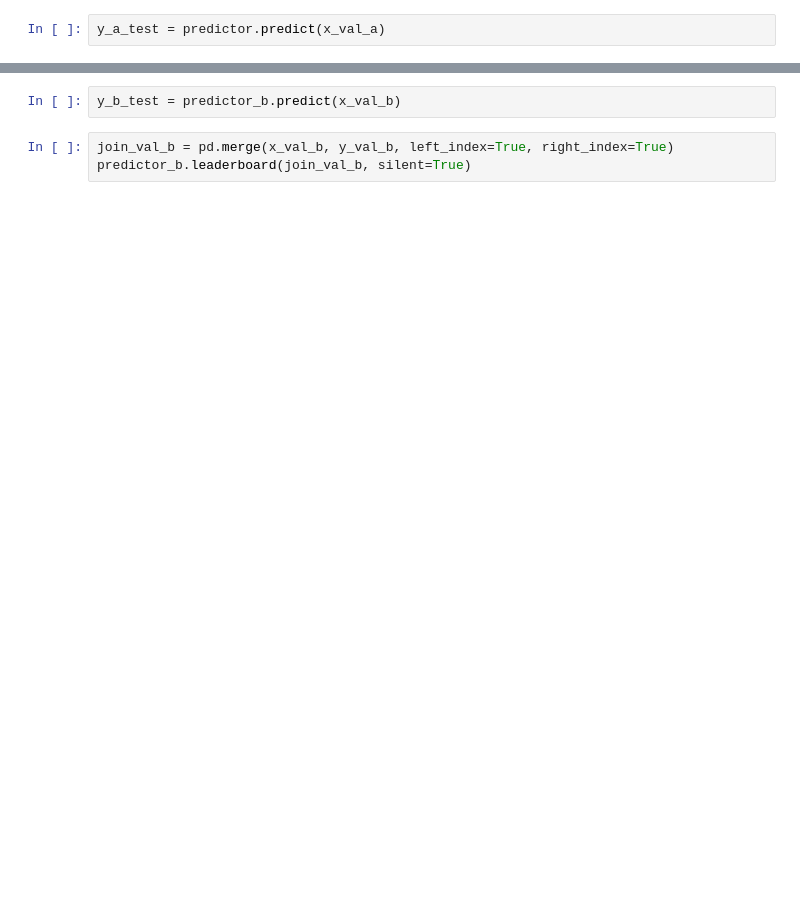
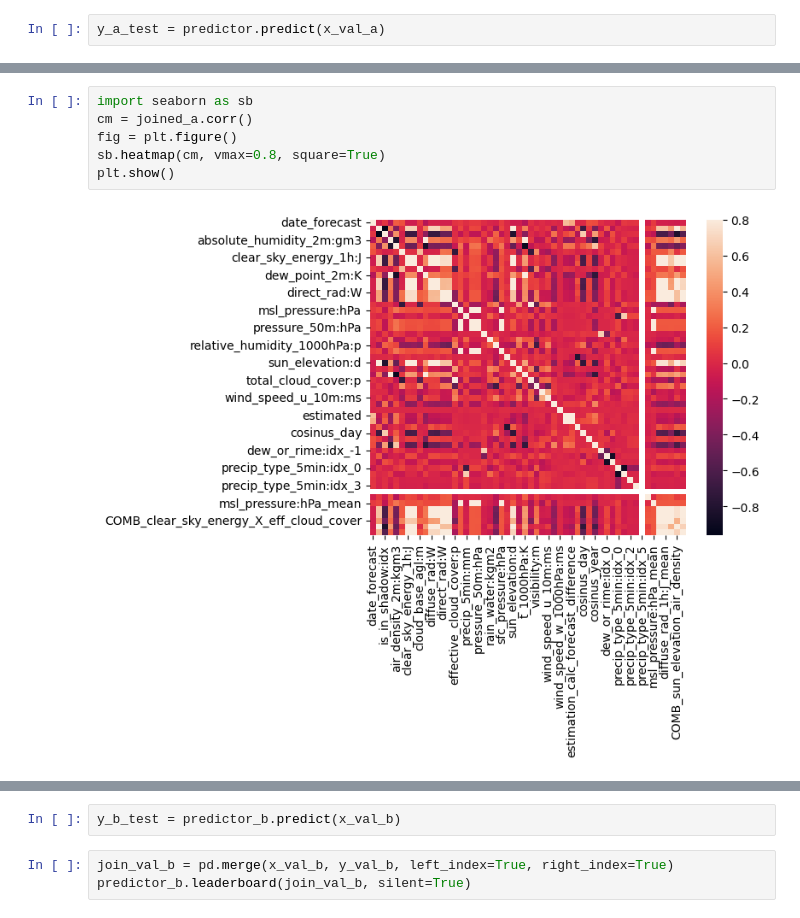
Before and after one commit to olejacobmellgren/solar-panel-energy-ml, a Jupyter notebook: model_notebooks/AutoGluon_benchmark.ipynb, the cells around one changed output, grey strips where cells are left out. Saved outputs shown, nothing was run; the diff lists cells and outputs as text; blank space fills up the shorter version.

```diff
--- a/model_notebooks/AutoGluon_benchmark.ipynb
+++ b/model_notebooks/AutoGluon_benchmark.ipynb
@@ -438,3 +462,11 @@ predictor.leaderboard(join_val_a, silent=True)
+# %%
+import seaborn as sb
+cm = joined_a.corr()
+fig = plt.figure()
+sb.heatmap(cm, vmax=0.8, square=True)
+plt.show()
+# %% [output]
+[figure, added]
 # %%
 joined_b = pd.merge(x_train_b, y_train_b, left_index=True, right_index=True)
 train_b = TabularDataset(joined_b)
```
Also changed, not shown: parts of 19 cells of this notebook, 13 other files.
